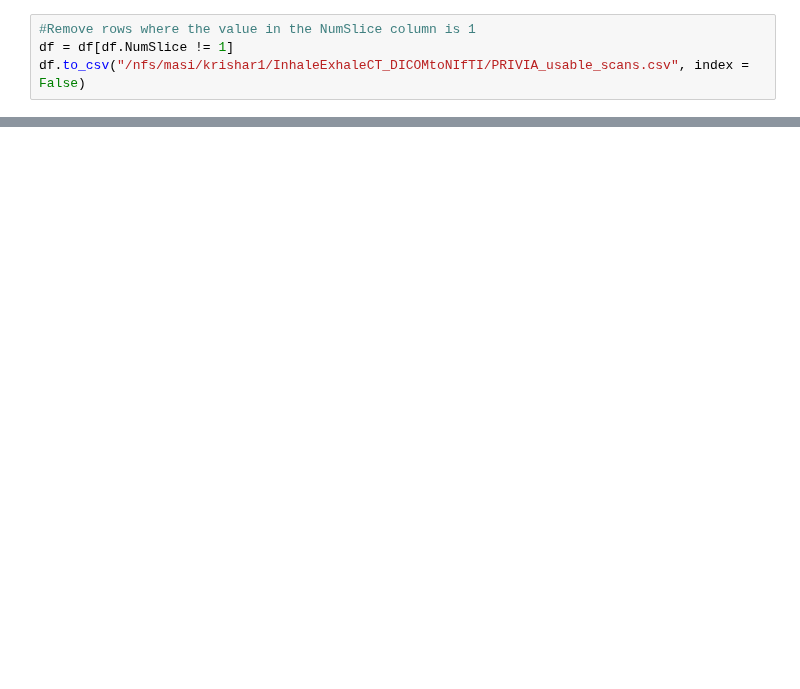
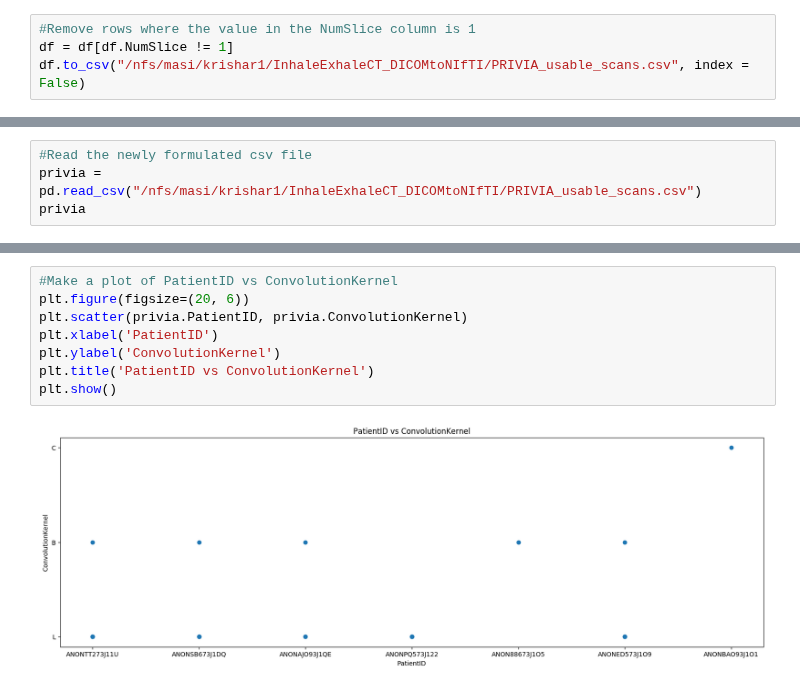
Before and after one commit to MASILab/Inhale_Exhale_CT, a Jupyter notebook: make_data/prepdata.ipynb, the cells around one changed output, grey strips where cells are left out. Saved outputs shown, nothing was run; the diff lists cells and outputs as text; blank space fills up the shorter version.

```diff
--- a/make_data/prepdata.ipynb
+++ b/make_data/prepdata.ipynb
@@ -35,0 +33,4 @@ df.to_csv("/nfs/masi/krishar1/InhaleExhaleCT_DICOMtoNIfTI/PRIVIA_usable_scans.cs
+# %%
+#Read the newly formulated csv file
+privia = pd.read_csv("/nfs/masi/krishar1/InhaleExhaleCT_DICOMtoNIfTI/PRIVIA_usable_scans.csv")
+privia
@@ -35,0 +55,10 @@ df.to_csv("/nfs/masi/krishar1/InhaleExhaleCT_DICOMtoNIfTI/PRIVIA_usable_scans.cs
+# %%
+#Make a plot of PatientID vs ConvolutionKernel
+plt.figure(figsize=(20, 6))
+plt.scatter(privia.PatientID, privia.ConvolutionKernel)
+plt.xlabel('PatientID')
+plt.ylabel('ConvolutionKernel')
+plt.title('PatientID vs ConvolutionKernel')
+plt.show()
+# %% [output]
+[figure, added]
```
Also changed, not shown: parts of 7 cells of this notebook.
